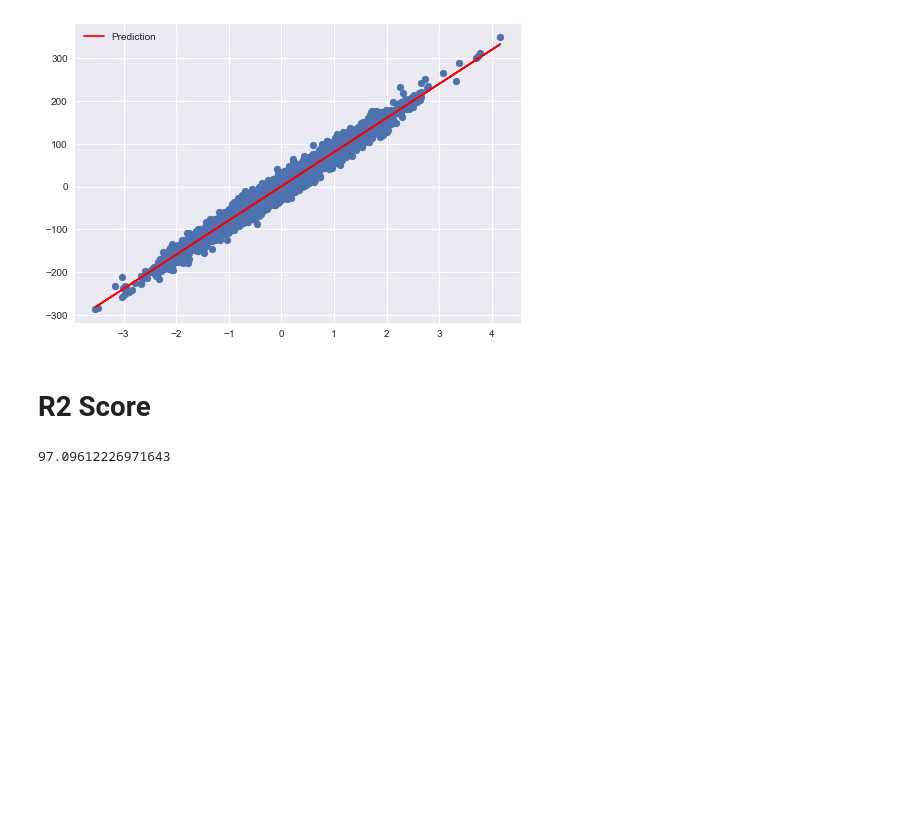
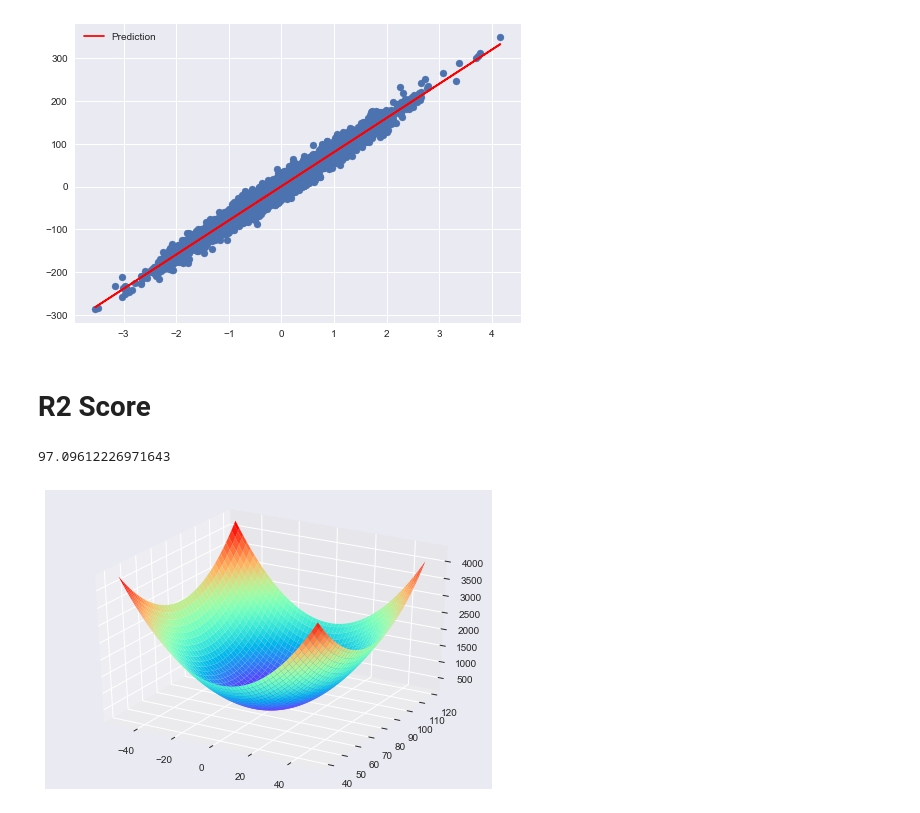
Before and after one commit to JayantGoel001/LinearRegression, a Jupyter notebook: Linear Regression_.ipynb, the cells around one changed output. Saved outputs shown, nothing was run; the diff lists cells and outputs as text; code cells hidden in the pictures; blank space fills up the shorter version.

```diff
--- a/Linear Regression_.ipynb
+++ b/Linear Regression_.ipynb
@@ -51,7 +53,7 @@ def error(X,y,theta):
         total_error+=(y[i]-y_pred)**2
     return total_error/m
 # %%
-theta,error_list = gradient_descent(X,y)
+theta,error_list,theta_list = gradient_descent(X,y)
 # %%
 plt.plot(error_list)
 plt.title("Error Reduction")
@@ -88,0 +93,19 @@ print(R2_Score)
+# %%
+T0 = np.arange(-50,50,1)
+T1 = np.arange(40,120,1)
+
+T0,T1 =np.meshgrid(T0,T1)
+# %%
+J = np.zeros(T0.shape)
+# %%
+for i in range(J.shape[0]):
+    for j in range(J.shape[1]):
+        y_pred = T1[i][j] * X + T0[i][j]
+        J[i][j] = np.sum((y-y_pred)**2)/(y.shape[0])
+# %%
+fig = plt.figure()
+axes = fig.gca(projection="3d")
+axes.plot_surface(T0,T1,J,cmap="rainbow")
+plt.show()
+# %% [output]
+[figure, added]
```
Also changed, not shown: parts of 7 cells of this notebook.
